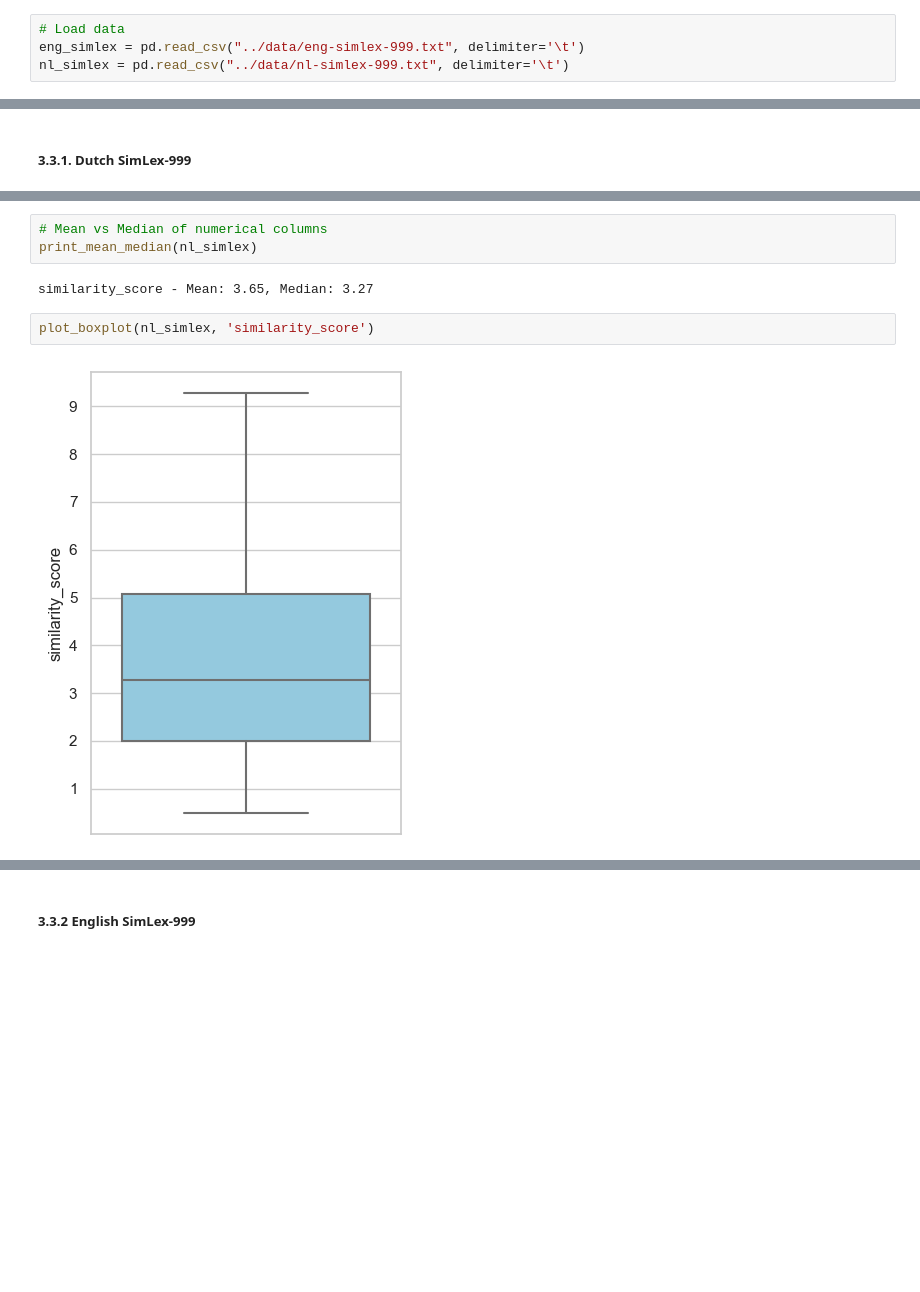
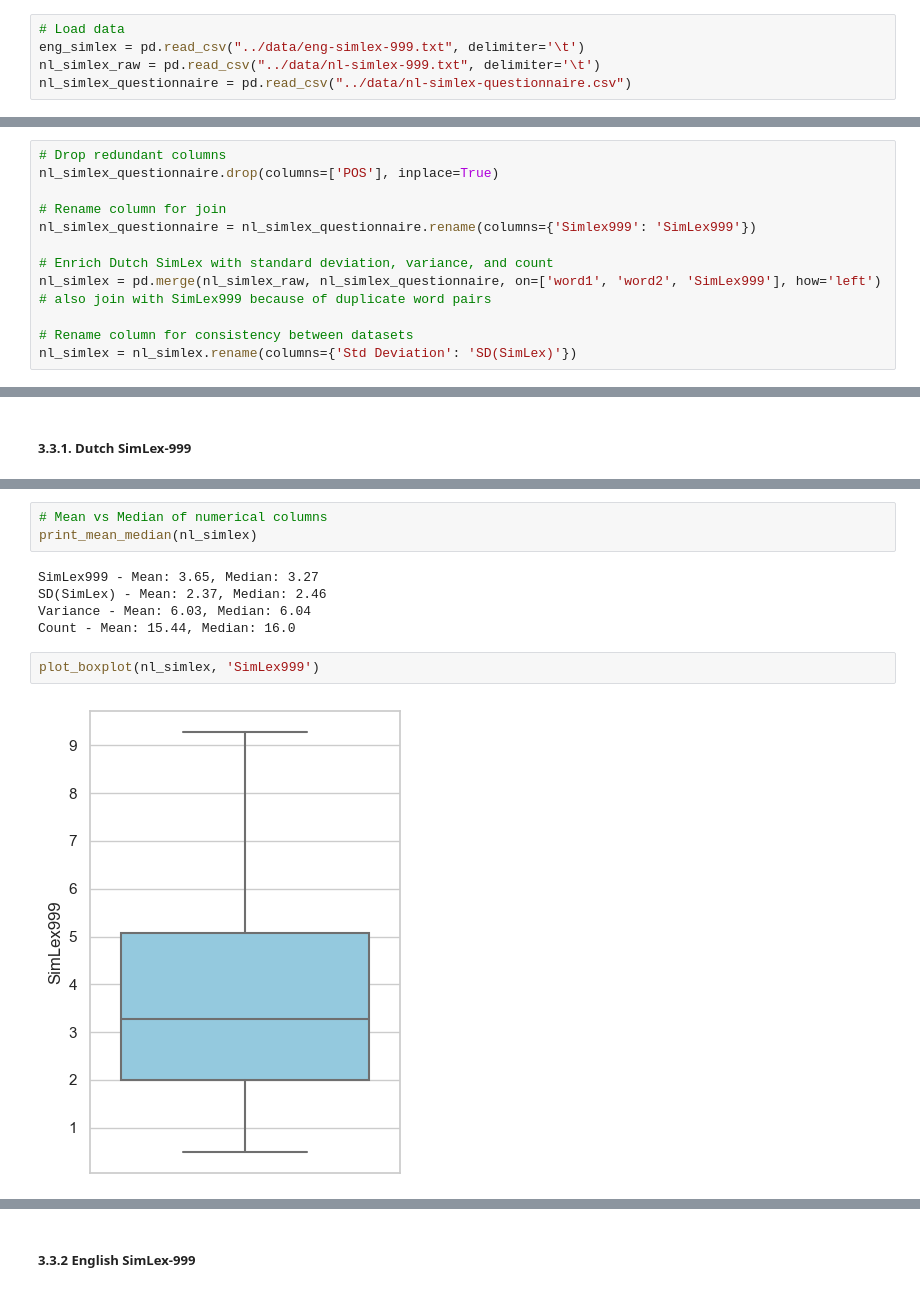
Before and after one commit to XanderSnelder/master-thesis, a Jupyter notebook: eda/main.ipynb, the cells around one changed output, grey strips where cells are left out. Cells and saved outputs as stored; diff of their text form; blank space fills up the shorter version.

Commit message:
refactor and enrich

```diff
--- a/eda/main.ipynb
+++ b/eda/main.ipynb
@@ -66,4 +66,5 @@ Both datasets are relatively small, straightforward, and do not contain any miss
 # %%
 # Load data
 eng_simlex = pd.read_csv("../data/eng-simlex-999.txt", delimiter='\t')
-nl_simlex = pd.read_csv("../data/nl-simlex-999.txt", delimiter='\t')
+nl_simlex_raw = pd.read_csv("../data/nl-simlex-999.txt", delimiter='\t')
+nl_simlex_questionnaire = pd.read_csv("../data/nl-simlex-questionnaire.csv")
@@ -75,2 +71,14 @@ nl_simlex = nl_simlex.rename(columns={'SimLex999': 'similarity_score'})
+# %%
+# Drop redundant columns
+nl_simlex_questionnaire.drop(columns=['POS'], inplace=True)
+
+# Rename column for join
+nl_simlex_questionnaire = nl_simlex_questionnaire.rename(columns={'Simlex999': 'SimLex999'})
+
+# Enrich Dutch SimLex with standard deviation, variance, and count
+nl_simlex = pd.merge(nl_simlex_raw, nl_simlex_questionnaire, on=['word1', 'word2', 'SimLex999'], how='left') # also join with SimLex999 because of duplicate word pairs
+
+# Rename column for consistency between datasets
+nl_simlex = nl_simlex.rename(columns={'Std Deviation': 'SD(SimLex)'})
 # %% [markdown]
 #### **3.2. Initial Overview**
@@ -270,8 +296,11 @@ Name: similarity_score, dtype: float64
 # Mean vs Median of numerical columns
 print_mean_median(nl_simlex)
 # %% [output]
-similarity_score - Mean: 3.65, Median: 3.27
+SimLex999 - Mean: 3.65, Median: 3.27
+SD(SimLex) - Mean: 2.37, Median: 2.46
+Variance - Mean: 6.03, Median: 6.04
+Count - Mean: 15.44, Median: 16.0
 # %%
-plot_boxplot(nl_simlex, 'similarity_score')
+plot_boxplot(nl_simlex, 'SimLex999')
 # %% [output]
-[figure, old version]
+[figure, new version]
```
Also changed, not shown: parts of 89 cells of this notebook, 1 other file.
